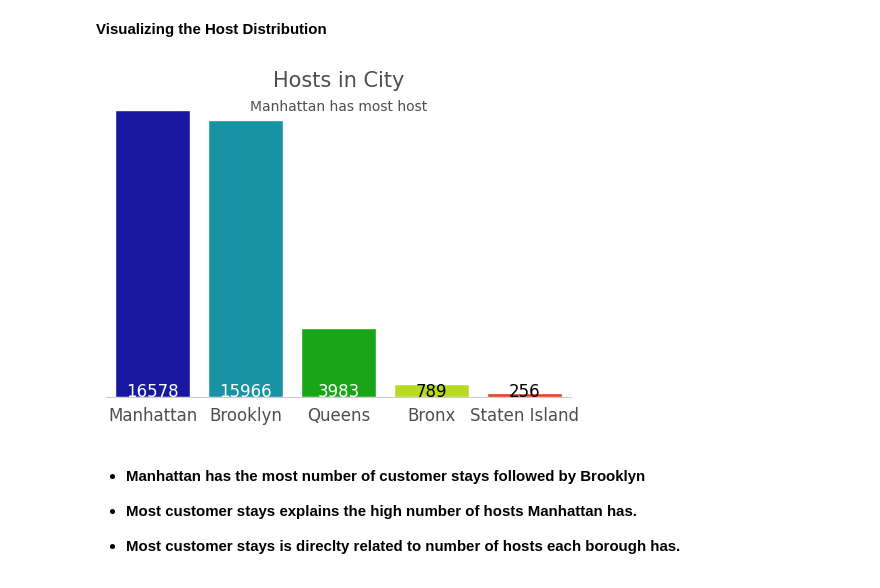
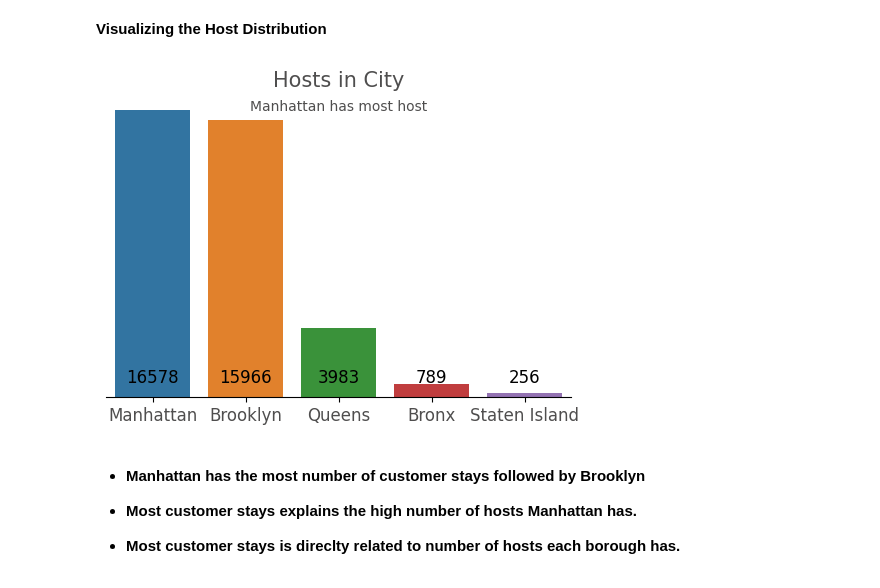
Before and after one commit to yashar1908/Airbnb, a Jupyter notebook: Copy_of_Copy_of_Copy_of_Airbnv_ipynb_finel.ipynb, the cells around one changed output. Cells and saved outputs as stored; diff of their text form; code cells hidden in the pictures.

```diff
--- a/Copy_of_Copy_of_Copy_of_Airbnv_ipynb_finel.ipynb
+++ b/Copy_of_Copy_of_Copy_of_Airbnv_ipynb_finel.ipynb
@@ -306,19 +306,3 @@ Count_grp_neighbourhood  # lets see what we have got!
 | 4 | Staten Island | 373 |
 # %% [markdown]
 # **Visualizing the Boroughs**
-# %%
-plt.rcParams['figure.dpi'] = 100
-sns.set_style("whitegrid")
-sns.barplot(data=Count_grp_neighbourhood, x="neighbourhood_group", y="Count")
-plt.xlabel('')
-plt.ylabel('')
-plt.title('Bookings in City', size=15, color='b')
-plt.xticks(size=12, color='green')
-plt.yticks([], [])
-plt.text(x=2, y=22000, s='Most bookings were in Manhattan', color='blue', fontsize=10, horizontalalignment='center')
-plt.text(x=0, y=2, s=Count_grp_neighbourhood.loc[0,'Count'], color='b', fontsize=12, horizontalalignment='center')
-plt.text(x=1, y=2, s=Count_grp_neighbourhood.loc[1,'Count'], color='white', fontsize=12, horizontalalignment='center')
-plt.text(x=2, y=2, s=Count_grp_neighbourhood.loc[2,'Count'], color='white', fontsize=12, horizontalalignment='center')
-plt.text(x=3, y=2, s=Count_grp_neighbourhood.loc[3,'Count'], color='black', fontsize=12, horizontalalignment='center')
-plt.text(x=4, y=2, s=Count_grp_neighbourhood.loc[4,'Count'], color='black', fontsize=12, horizontalalignment='center')
-sns.despine(left=True);
@@ -326,0 +309,8 @@ sns.despine(left=True);
+# %%
+plt.rcParams["figure.figsize"] = [7, 3]
+plt.rcParams["figure.autolayout"] = True
+Labels1 = list(zip(list(Count_grp_neighbourhood.neighbourhood_group),list(Count_grp_neighbourhood.Count)))
+patches, texts = plt.pie(list(Count_grp_neighbourhood.Count))
+plt.legend(patches, Labels1, loc="best")
+plt.title('Bookings in City ', size=15, color='#4f4e4e')
+plt.axis('equal')
@@ -341,22 +337,23 @@ Number_host
 # %% [markdown]
 **Visualizing the Host Distribution**
 # %%
+sns.reset_orig()
 plt.rcParams['figure.dpi'] = 100
-sns.barplot(data=Number_host, x="neighbourhood_group", y="host_id", palette= "nipy_spectral")
+sns.barplot(data=Number_host, x="neighbourhood_group", y="host_id")
 plt.xlabel('')
 plt.ylabel('')
 plt.title('Hosts in City', size=15, color='#4f4e4e')
 plt.xticks(size=12, color='#4f4e4e')
 plt.yticks([], [])
 plt.text(x=2, y=16500, s='Manhattan has most host', color='#4f4e4e', fontsize=10, horizontalalignment='center')
-plt.text(x=0, y=2, s=Number_host.loc[0,'host_id'], color='white', fontsize=12, horizontalalignment='center')
-plt.text(x=1, y=2, s=Number_host.loc[1,'host_id'], color='white', fontsize=12, horizontalalignment='center')
-plt.text(x=2, y=2, s=Number_host.loc[2,'host_id'], color='white', fontsize=12, horizontalalignment='center')
-plt.text(x=3, y=2, s=Number_host.loc[3,'host_id'], color='black', fontsize=12, horizontalalignment='center')
-plt.text(x=4, y=2, s=Number_host.loc[4,'host_id'], color='black', fontsize=12, horizontalalignment='center')
+plt.text(x=0, y=800, s=Number_host.loc[0,'host_id'], color='black', fontsize=12, horizontalalignment='center')
+plt.text(x=1, y=800, s=Number_host.loc[1,'host_id'], color='black', fontsize=12, horizontalalignment='center')
+plt.text(x=2, y=800, s=Number_host.loc[2,'host_id'], color='black', fontsize=12, horizontalalignment='center')
+plt.text(x=3, y=800, s=Number_host.loc[3,'host_id'], color='black', fontsize=12, horizontalalignment='center')
+plt.text(x=4, y=800, s=Number_host.loc[4,'host_id'], color='black', fontsize=12, horizontalalignment='center')
 sns.despine(left=True);
 # %% [output]
-[figure, old version]
+[figure, new version]
 # %% [markdown]
 
 *   **Manhattan has the most number of customer stays followed by Brooklyn**
```
Also changed, not shown: parts of 11 cells of this notebook.
